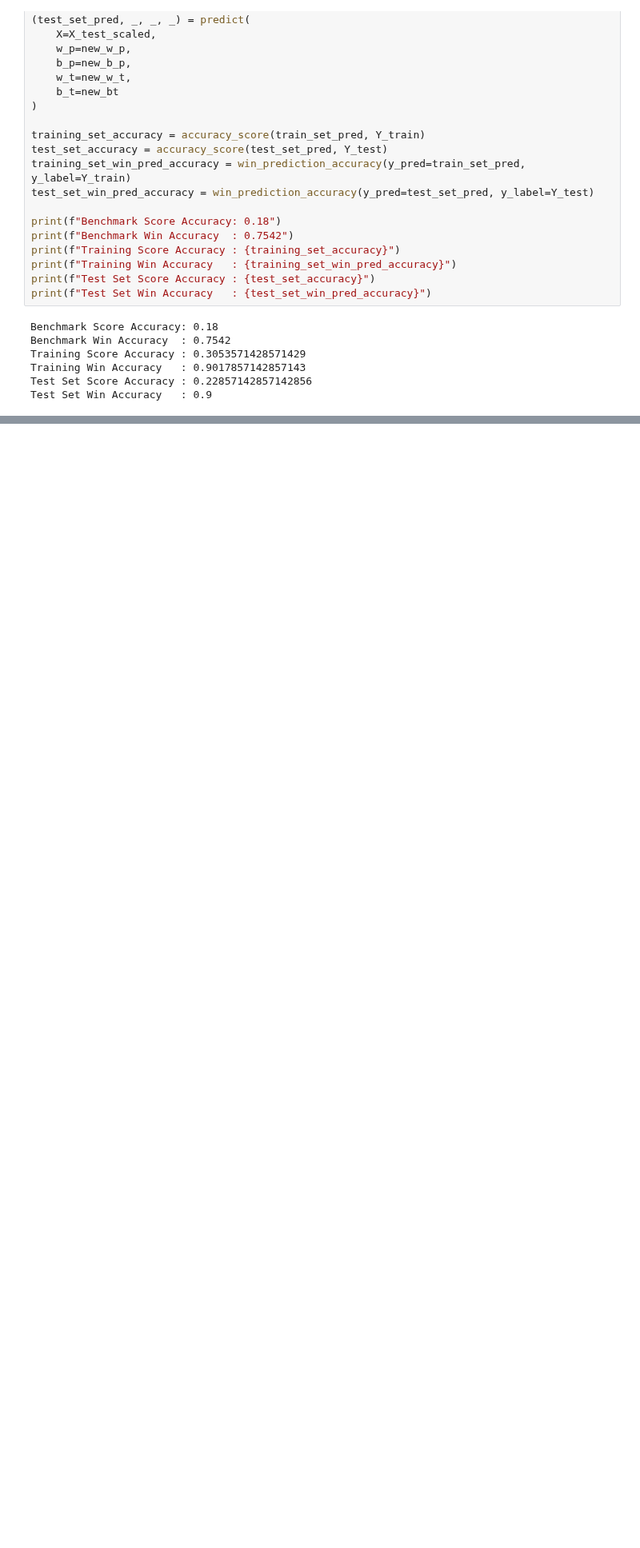
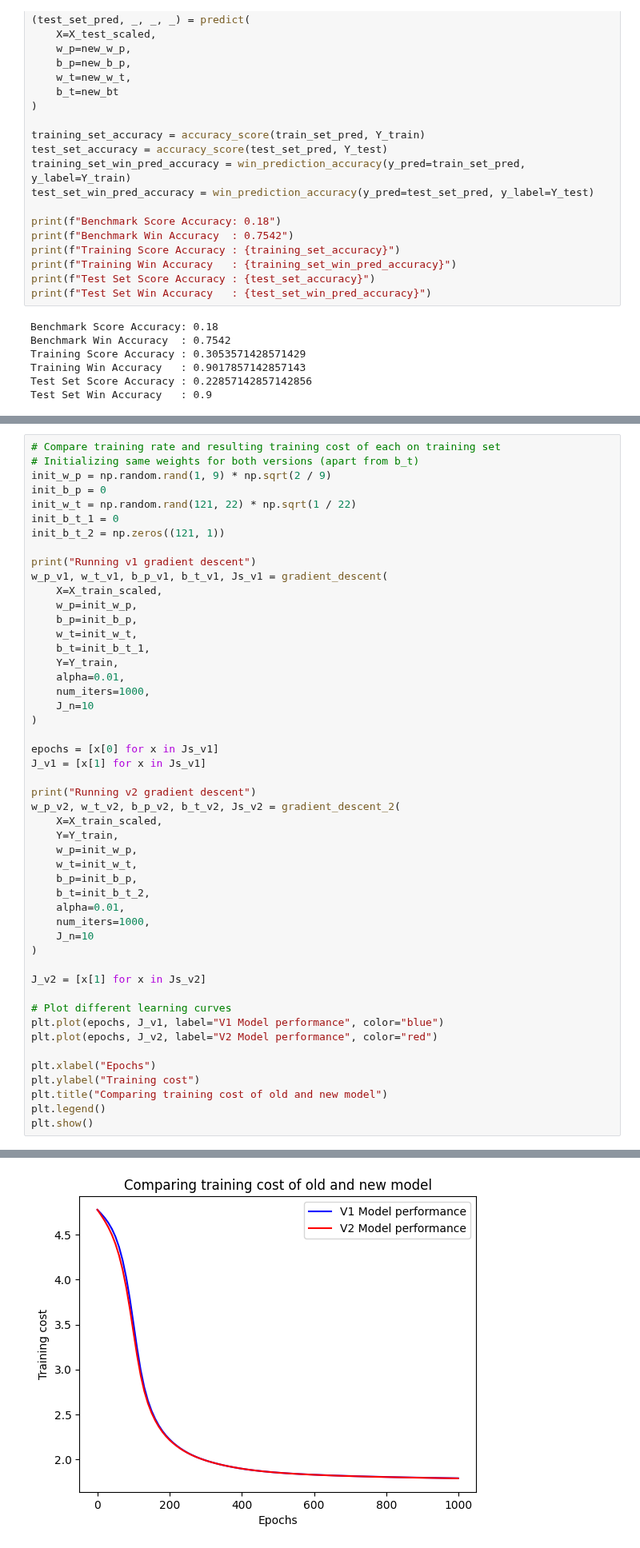
Before and after one commit to romannjoroge/AIEngineering, a Jupyter notebook: Projects/FIFACompetition/fifa_model.ipynb, the cells around one changed output, grey strips where cells are left out. Shown at 80% size. Saved outputs shown, nothing was run; the diff lists cells and outputs as text; blank space fills up the shorter version.

```diff
--- a/Projects/FIFACompetition/fifa_model.ipynb
+++ b/Projects/FIFACompetition/fifa_model.ipynb
@@ -1167,0 +1411,50 @@ Test Set Win Accuracy   : 0.9
+# %%
+# Compare training rate and resulting training cost of each on training set
+# Initializing same weights for both versions (apart from b_t)
+init_w_p = np.random.rand(1, 9) * np.sqrt(2 / 9)
+init_b_p = 0
+init_w_t = np.random.rand(121, 22) * np.sqrt(1 / 22)
+init_b_t_1 = 0
+init_b_t_2 = np.zeros((121, 1))
+
+print("Running v1 gradient descent")
+w_p_v1, w_t_v1, b_p_v1, b_t_v1, Js_v1 = gradient_descent(
+    X=X_train_scaled,
+    w_p=init_w_p,
+    b_p=init_b_p,
+    w_t=init_w_t,
+    b_t=init_b_t_1,
+    Y=Y_train,
+    alpha=0.01,
+    num_iters=1000,
+    J_n=10
+)
+
+epochs = [x[0] for x in Js_v1]
+J_v1 = [x[1] for x in Js_v1]
+
+print("Running v2 gradient descent")
+w_p_v2, w_t_v2, b_p_v2, b_t_v2, Js_v2 = gradient_descent_2(
+    X=X_train_scaled,
+    Y=Y_train,
+    w_p=init_w_p,
+    w_t=init_w_t,
+    b_p=init_b_p,
+    b_t=init_b_t_2,
+    alpha=0.01,
+    num_iters=1000,
+    J_n=10
+)
+
+J_v2 = [x[1] for x in Js_v2]
+
+# Plot different learning curves
+plt.plot(epochs, J_v1, label="V1 Model performance", color="blue")
+plt.plot(epochs, J_v2, label="V2 Model performance", color="red")
+
+plt.xlabel("Epochs")
+plt.ylabel("Training cost")
+plt.title("Comparing training cost of old and new model")
+plt.legend()
+plt.show()
+# %% [output]
@@ -1167,0 +1478 @@ Test Set Win Accuracy   : 0.9
+[figure, added]
```
Also changed, not shown: parts of 9 cells of this notebook.
